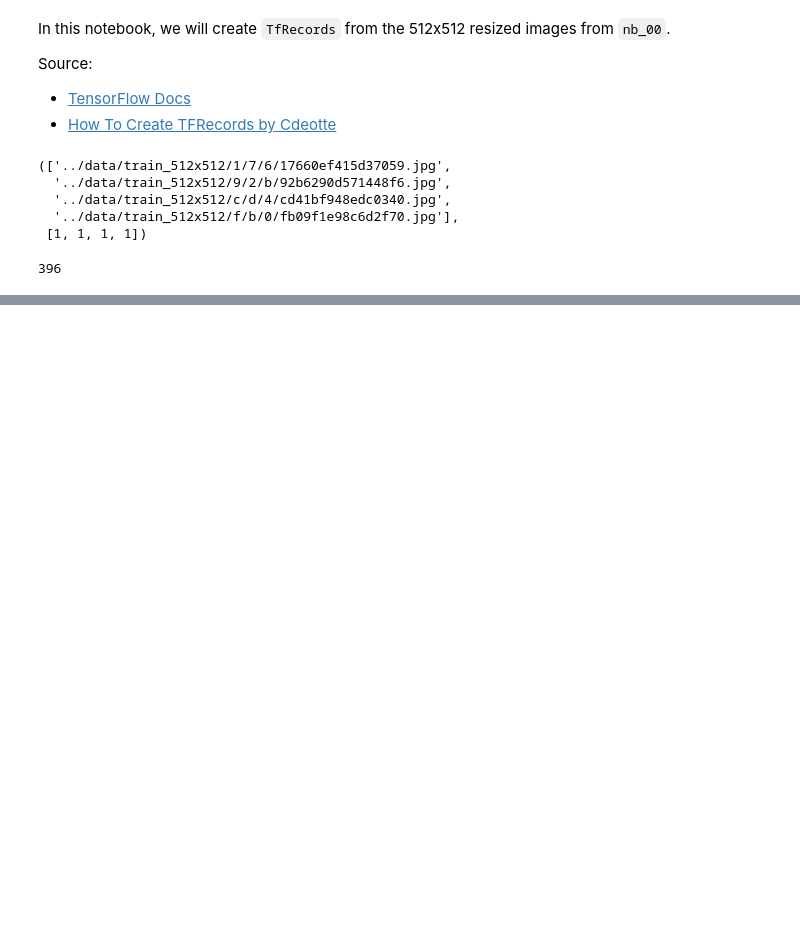
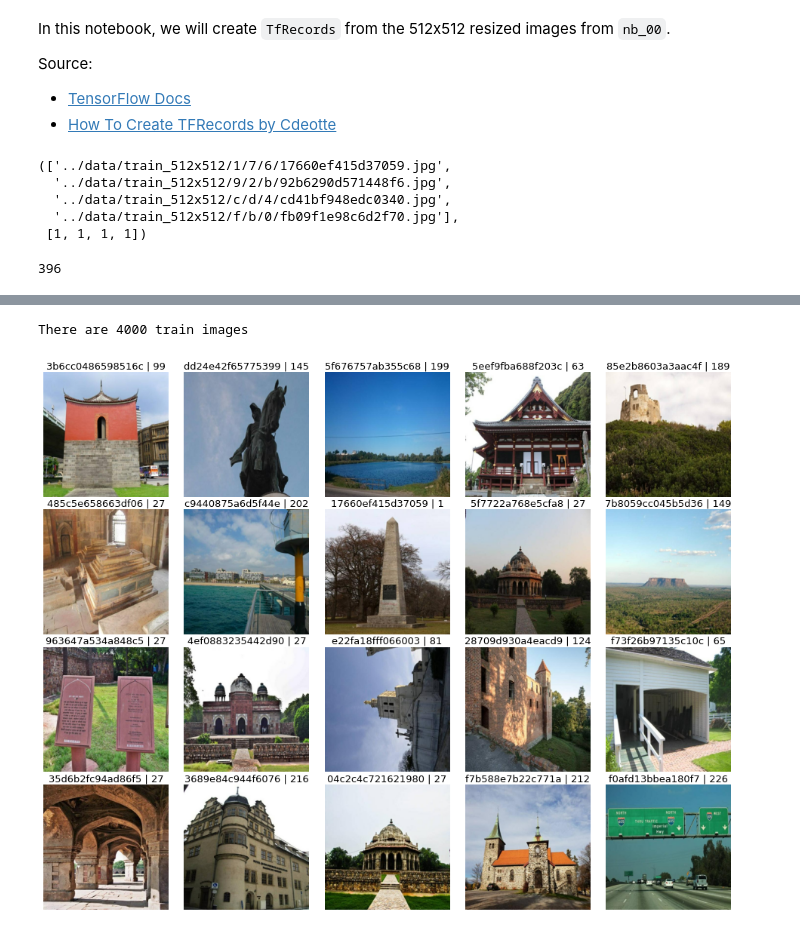
Before and after one commit to amaarora/kaggle-landmark-retrieval-1st-place, a Jupyter notebook: nbs/nb_01_creating_tfrecords.ipynb, the cells around one changed output, grey strips where cells are left out. Saved outputs shown, nothing was run; the diff lists cells and outputs as text; code cells hidden in the pictures; blank space fills up the shorter version.

Commit message:
validate tfrecords

```diff
--- a/nbs/nb_01_creating_tfrecords.ipynb
+++ b/nbs/nb_01_creating_tfrecords.ipynb
@@ -75,0 +84,29 @@ if CREATE_TF_RECORD:
+# %%
+# numpy and matplotlib defaults
+np.set_printoptions(threshold=15, linewidth=80)
+CLASSES = [0,1]
+# %%
+def batch_to_numpy_images_and_labels(data):
+    images, paths, labels = data
+    numpy_images = images.numpy()
+    numpy_paths = paths.numpy()
+    numpy_labels = labels.numpy()
+
+    #if numpy_labels.dtype == object: # binary string in this case, these are image ID strings
+    #    numpy_labels = [None for _ in enumerate(numpy_images)]
+    # If no labels, only image IDs, return None for labels (this is the case for test data)
+    return numpy_images, numpy_paths, numpy_labels
+# %%
+def title_from_label_and_target(label, correct_label):
+    if correct_label is None:
+        return CLASSES[label], True
+    correct = (label == correct_label)
+    return "{} [{}{}{}]".format(CLASSES[label], 'OK' if correct else 'NO', u"\u2192" if not correct else '',
+                                CLASSES[correct_label] if not correct else ''), correct
+# %%
+def display_one_landmark(image, title, subplot, red=False, titlesize=16):
+    plt.subplot(*subplot)
+    plt.axis('off')
+    plt.imshow(image)
+    plt.title(title, fontsize=int(titlesize) if not red else int(titlesize/1.2), color='red' if red else 'black', fontdict={'verticalalignment':'center'}, pad=int(titlesize/1.5))
+    return (subplot[0], subplot[1], subplot[2]+1)
@@ -75,0 +201,15 @@ if CREATE_TF_RECORD:
+# %%
+# INITIALIZE VARIABLES
+IMAGE_SIZE= [512,512]; BATCH_SIZE = 32
+AUTO = tf.data.experimental.AUTOTUNE
+TRAINING_FILENAMES = tf.io.gfile.glob('./train*.tfrec')
+print('There are %i train images'%count_data_items(TRAINING_FILENAMES))
+# %% [output]
+There are 4000 train images
+# %%
+training_dataset = get_training_dataset()
+training_dataset = training_dataset.unbatch().batch(20)
+train_batch = iter(training_dataset)
+display_batch_of_images(next(train_batch))
+# %% [output]
+[figure, added]
```
Also changed, not shown: parts of 5 cells of this notebook.
